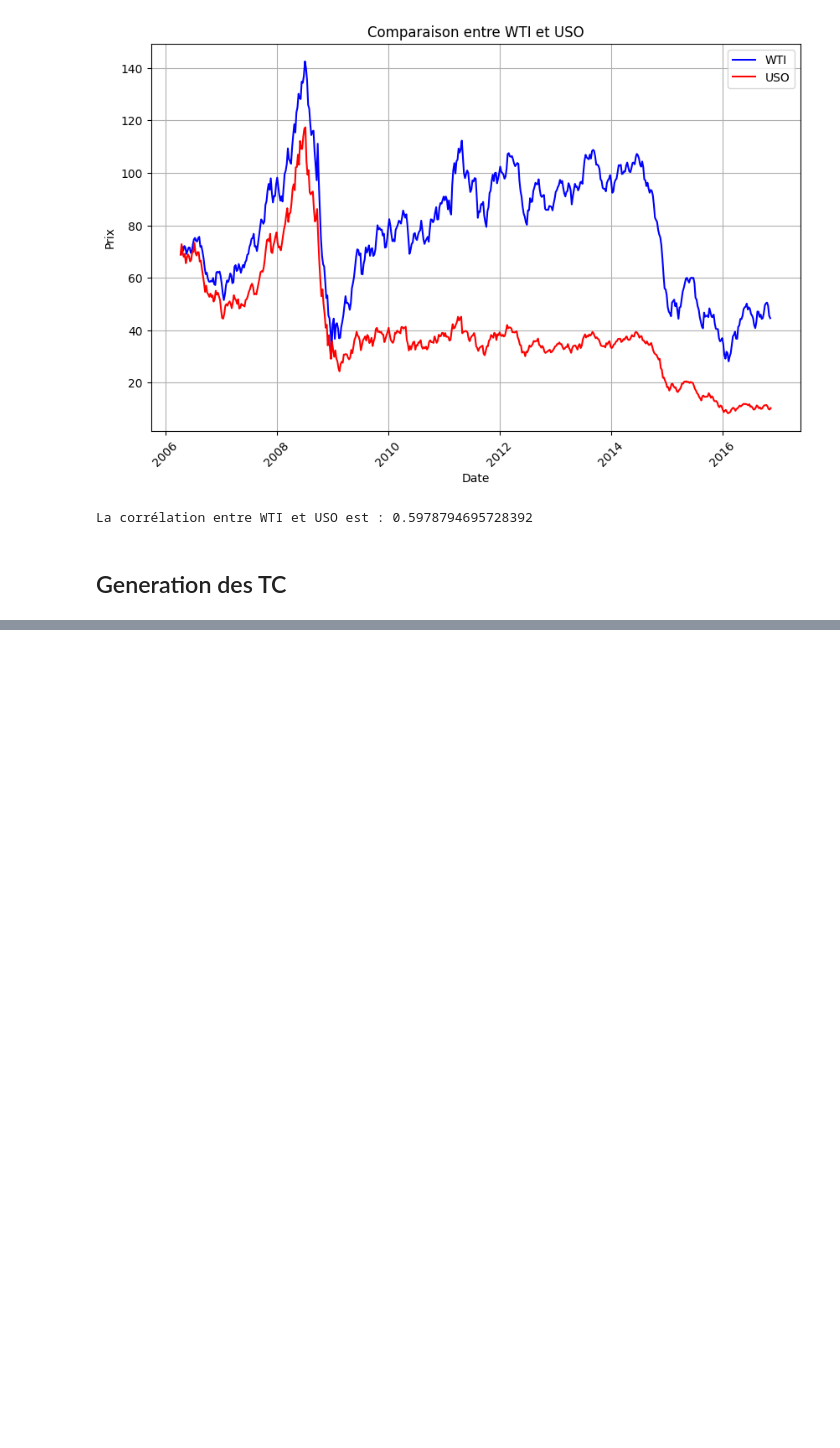
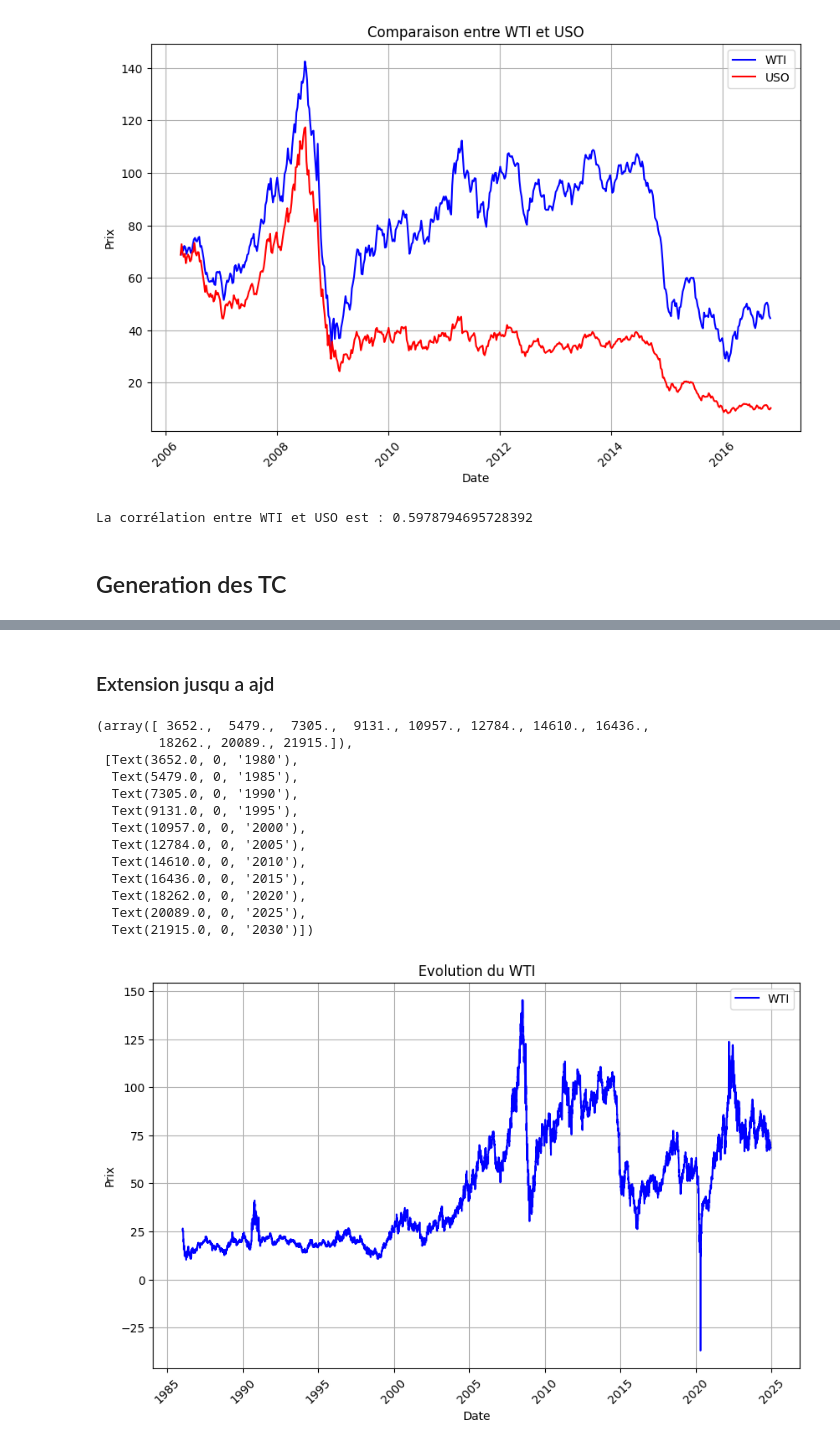
Before and after one commit to baptistedfr/Predicting-Oil-Price-Turning-Points, a Jupyter notebook: Etude_USO_WTI.ipynb, the cells around one changed output, grey strips where cells are left out. Cells and saved outputs as stored; diff of their text form; code cells hidden in the pictures; blank space fills up the shorter version.

```diff
--- a/Etude_USO_WTI.ipynb
+++ b/Etude_USO_WTI.ipynb
@@ -109,0 +112,31 @@ fw_uso.visualize(best_results)
+# %% [markdown]
+### Extension jusqu a ajd
+# %%
+fw_wti = Framework('daily')
+plt.figure(figsize=(10, 6))
+plt.plot(fw_wti.global_dates, fw_wti.global_prices, label='WTI', color='blue', linestyle='-')
+plt.title('Evolution du WTI')
+# Ajouter des labels d'axes
+plt.xlabel('Date')
+plt.ylabel('Prix')
+# Ajouter une légende
+plt.legend()
+# Ajouter une grille
+plt.grid(True)
+# Formater l'axe des x pour afficher les dates correctement (si ce sont des objets datetime ou Timestamp)
+plt.xticks(rotation=45)
+# %% [output]
+(array([ 3652.,  5479.,  7305.,  9131., 10957., 12784., 14610., 16436.,
+        18262., 20089., 21915.]),
+ [Text(3652.0, 0, '1980'),
+  Text(5479.0, 0, '1985'),
+  Text(7305.0, 0, '1990'),
+  Text(9131.0, 0, '1995'),
+  Text(10957.0, 0, '2000'),
+  Text(12784.0, 0, '2005'),
+  Text(14610.0, 0, '2010'),
+  Text(16436.0, 0, '2015'),
+  Text(18262.0, 0, '2020'),
+  Text(20089.0, 0, '2025'),
+  Text(21915.0, 0, '2030')])
+[figure, added]
```
Also changed, not shown: parts of 4 cells of this notebook, 15 other files.
